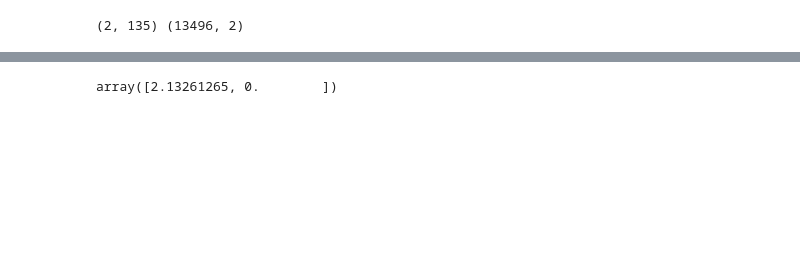
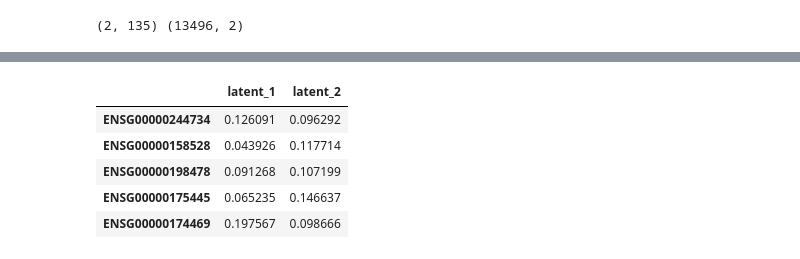
Before and after one commit to NBISweden/workshop_omics_integration, a Jupyter notebook: session_nmf/NMF_lab.ipynb, the cells around one changed output, grey strips where cells are left out. Drawn from its saved outputs; the diff is of its cells as text; code cells hidden in the pictures; blank space fills up the shorter version.

```diff
--- a/session_nmf/NMF_lab.ipynb
+++ b/session_nmf/NMF_lab.ipynb
@@ -111,5 +127,12 @@ print(H.shape, W.shape)
 # %%
-#TODO: scatter plot
+#W_df = pd.DataFrame(W, columns=X.index.values)
+W_df = pd.DataFrame(W, columns=["latent_1", "latent_2"], index = X.index)
+W_df.head()
 # %% [output]
-array([2.13261265, 0.        ])
+|  | latent_1 | latent_2 |
+| ENSG00000244734 | 0.126091 | 0.096292 |
+| ENSG00000158528 | 0.043926 | 0.117714 |
+| ENSG00000198478 | 0.091268 | 0.107199 |
+| ENSG00000175445 | 0.065235 | 0.146637 |
+| ENSG00000174469 | 0.197567 | 0.098666 |
 # %%
```
Also changed, not shown: parts of 18 cells of this notebook, 3 other files.
